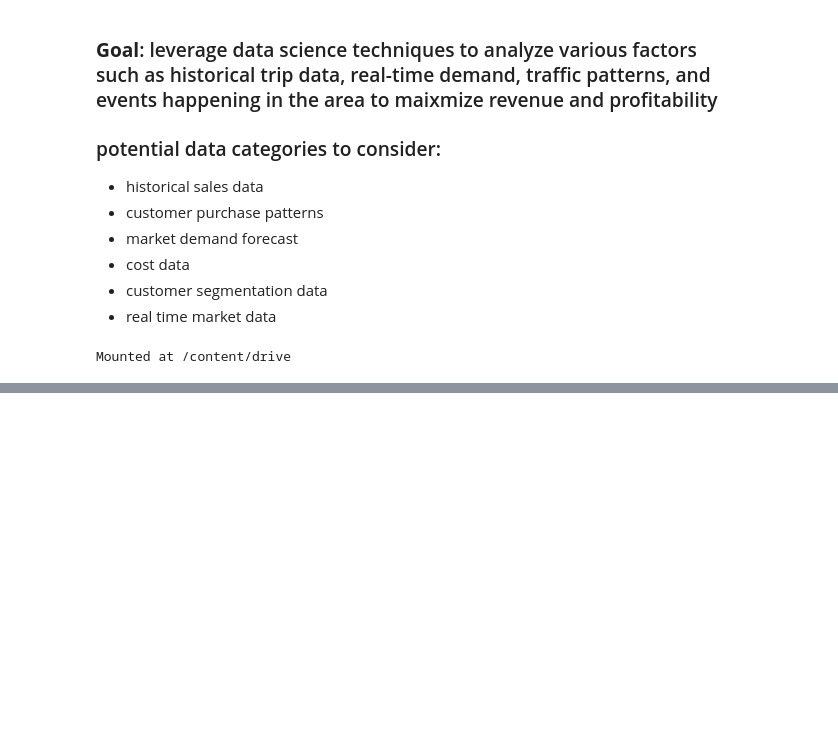
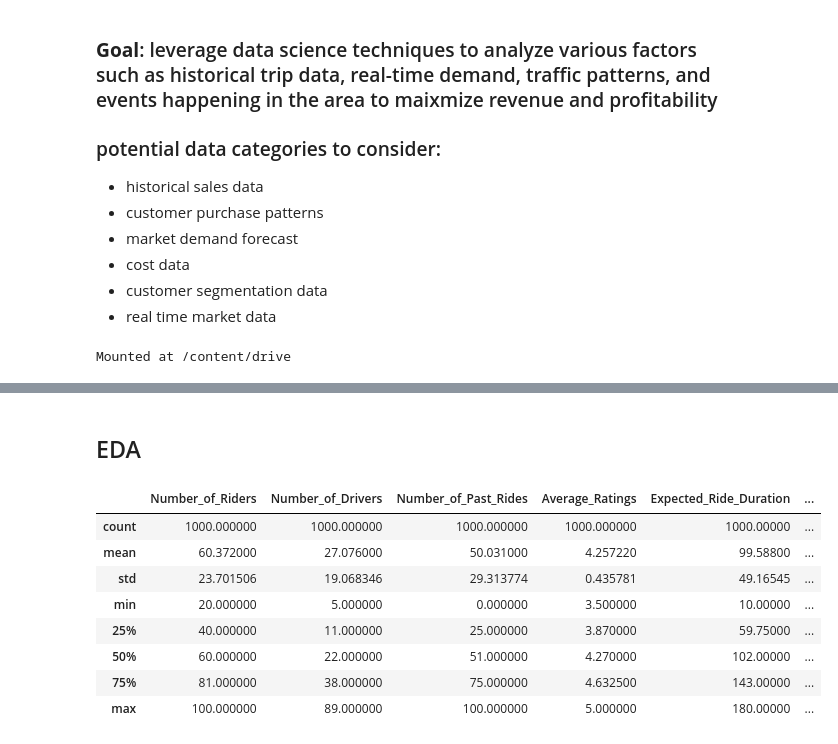
Before and after one commit to ShawnLiu119/Dynamic-Pricing-AirlineTicket, a Jupyter notebook: DynamicPricing_RideShare.ipynb, the cells around one changed output, grey strips where cells are left out. Saved outputs shown, nothing was run; the diff lists cells and outputs as text; code cells hidden in the pictures; blank space fills up the shorter version.

```diff
--- a/DynamicPricing_RideShare.ipynb
+++ b/DynamicPricing_RideShare.ipynb
@@ -28,0 +28,7 @@ folder = /content/drive/MyDrive/kaggle_data/rideshare
+# %%
+folder = '/content/drive/MyDrive/kaggle_data/rideshare'
+file = 'dynamic_pricing.csv'
+path = os.path.join(folder, file)
+
+df = pd.read_csv(path)
+df.head()
@@ -28,0 +42,14 @@ folder = /content/drive/MyDrive/kaggle_data/rideshare
+# %% [markdown]
+## EDA
+# %%
+df.describe()
+# %% [output]
+|  | Number_of_Riders | Number_of_Drivers | Number_of_Past_Rides | Average_Ratings | Expected_Ride_Duration | ... |
+| count | 1000.000000 | 1000.000000 | 1000.000000 | 1000.000000 | 1000.00000 | ... |
+| mean | 60.372000 | 27.076000 | 50.031000 | 4.257220 | 99.58800 | ... |
+| std | 23.701506 | 19.068346 | 29.313774 | 0.435781 | 49.16545 | ... |
+| min | 20.000000 | 5.000000 | 0.000000 | 3.500000 | 10.00000 | ... |
+| 25% | 40.000000 | 11.000000 | 25.000000 | 3.870000 | 59.75000 | ... |
+| 50% | 60.000000 | 22.000000 | 51.000000 | 4.270000 | 102.00000 | ... |
+| 75% | 81.000000 | 38.000000 | 75.000000 | 4.632500 | 143.00000 | ... |
+| max | 100.000000 | 89.000000 | 100.000000 | 5.000000 | 180.00000 | ... |
```
Also changed, not shown: parts of 16 cells of this notebook.
